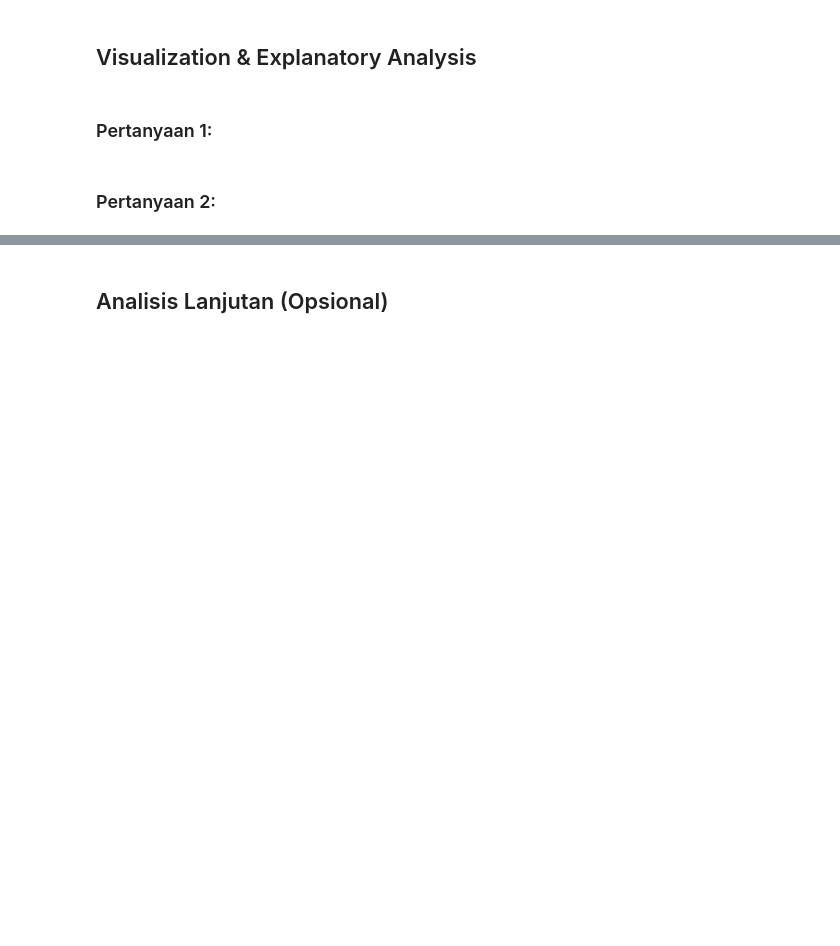
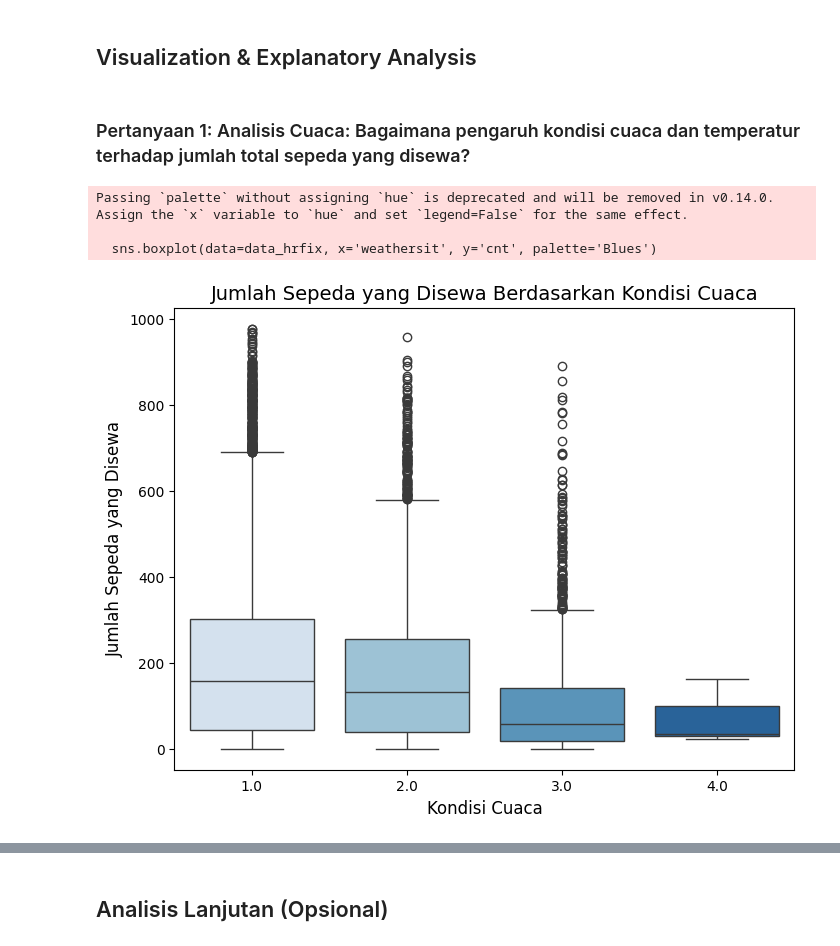
Before and after one commit to prtmaars/Bike-Sharing-DC, a Jupyter notebook: Proyek_Analisis_Data_2_Dicky_Pratama_Kusuma.ipynb, the cells around one changed output, grey strips where cells are left out. Drawn from its saved outputs; the diff is of its cells as text; code cells hidden in the pictures; blank space fills up the shorter version.

Commit message:
data visualization

```diff
--- a/Proyek_Analisis_Data_2_Dicky_Pratama_Kusuma.ipynb
+++ b/Proyek_Analisis_Data_2_Dicky_Pratama_Kusuma.ipynb
@@ -327,3 +327,26 @@ data_hrfix.isnull().sum()
 | registered | 0 |
 | cnt | 0 |
 dtype: int64
+# %%
+def fill_missing_values(df):
+    data_hrfix = df.copy()
+    for i in range(len(data_hrfix)):
+        if pd.isna(data_hrfix.loc[i, 'holiday']) or \
+           pd.isna(data_hrfix.loc[i, 'weekday']) or \
+           pd.isna(data_hrfix.loc[i, 'workingday']):
+            if i > 0 and data_hrfix.loc[i-1, 'hr'] != 23:
+                data_hrfix.loc[i, 'holiday'] = data_hrfix.loc[i-1, 'holiday']
+                data_hrfix.loc[i, 'weekday'] = data_hrfix.loc[i-1, 'weekday']
+                data_hrfix.loc[i, 'workingday'] = data_hrfix.loc[i-1, 'workingday']
+            else:
+                for j in range(i+1, len(data_hrfix)):
+                    if not (pd.isna(data_hrfix.loc[j, 'holiday']) or
+                            pd.isna(data_hrfix.loc[j, 'weekday']) or
+                            pd.isna(data_hrfix.loc[j, 'workingday'])):
+                        data_hrfix.loc[i, 'holiday'] = data_hrfix.loc[j, 'holiday']
+                        data_hrfix.loc[i, 'weekday'] = data_hrfix.loc[j, 'weekday']
+                        data_hrfix.loc[i, 'workingday'] = data_hrfix.loc[j, 'workingday']
+                        break
+    return data_hrfix
+# %%
+data_hrfix = fill_missing_values(data_hrfix)
@@ -334,6 +436,16 @@ dtype: int64
 # %% [markdown]
 ## Visualization & Explanatory Analysis
-# %% [markdown]
-### Pertanyaan 1:
-# %% [markdown]
-### Pertanyaan 2:
+# %% [markdown]
+### Pertanyaan 1: Analisis Cuaca: Bagaimana pengaruh kondisi cuaca dan temperatur terhadap jumlah total sepeda yang disewa?
+# %%
+plt.figure(figsize=(8, 6))
+sns.boxplot(data=data_hrfix, x='weathersit', y='cnt', palette='Blues')
+plt.title('Jumlah Sepeda yang Disewa Berdasarkan Kondisi Cuaca', fontsize=14)
+plt.xlabel('Kondisi Cuaca', fontsize=12)
+plt.ylabel('Jumlah Sepeda yang Disewa', fontsize=12)
+plt.show()
+# %% [output]
+Passing `palette` without assigning `hue` is deprecated and will be removed in v0.14.0. Assign the `x` variable to `hue` and set `legend=False` for the same effect.
+
+  sns.boxplot(data=data_hrfix, x='weathersit', y='cnt', palette='Blues')
+[figure, added]
```
Also changed, not shown: parts of 11 cells of this notebook.
